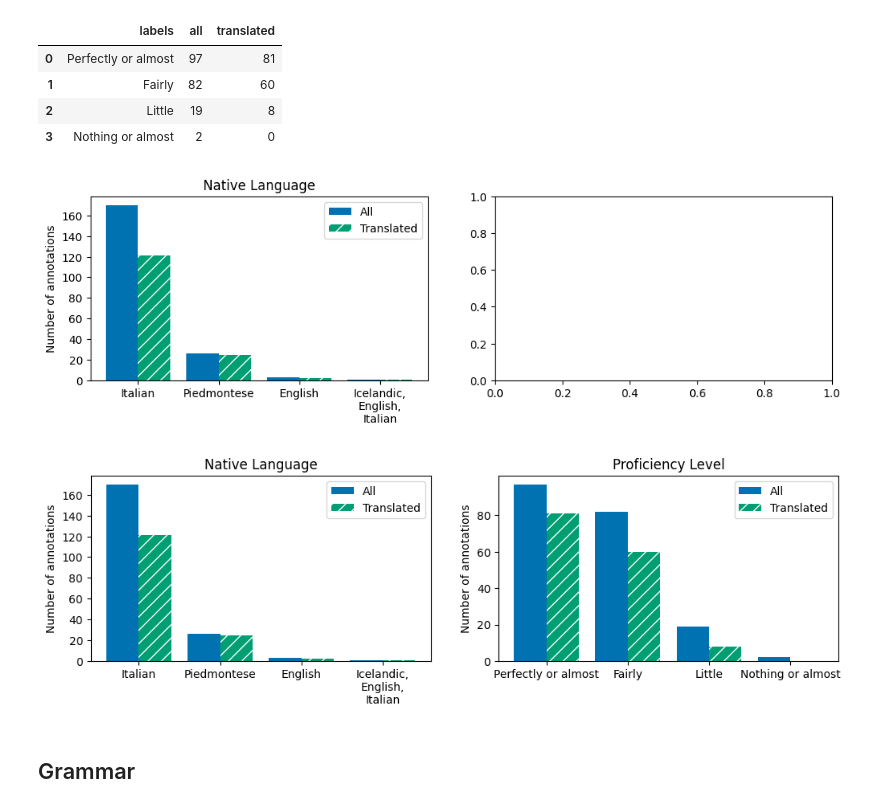
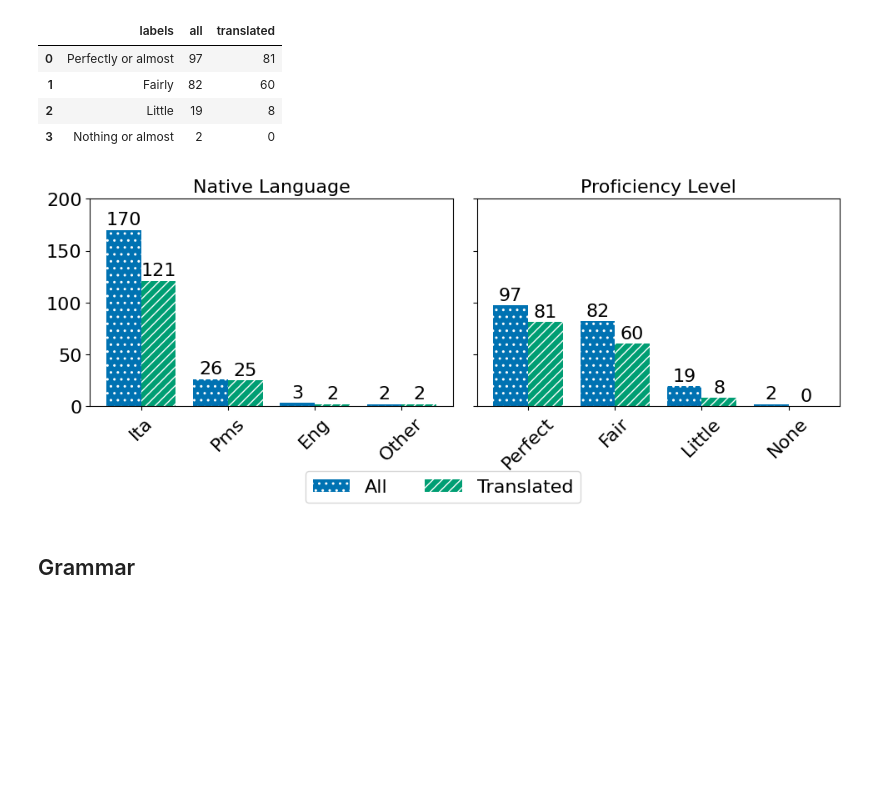
Before and after one commit to GianlucaVico/CrowdsourcedPiedmontese, a Jupyter notebook: annotation_analysis.ipynb, the cells around one changed output. Cells and saved outputs as stored; diff of their text form; code cells hidden in the pictures; blank space fills up the shorter version.

```diff
--- a/annotation_analysis.ipynb
+++ b/annotation_analysis.ipynb
@@ -21,6 +21,16 @@ import matplotlib as mpl
 plt.style.use('seaborn-v0_8-colorblind')
 mpl.rcParams["hatch.color"] = 'white'
 FOLDER = "data/raw/submissions_20251118_000001/pms/"
+
+mpl.rcParams["hatch.color"] = 'white'
+
+plt.rcParams['font.size'] = 16 # 10
+plt.rcParams['axes.titlesize'] = 16 # large
+plt.rcParams['axes.labelsize'] = 16 # medium
+plt.rcParams['xtick.labelsize'] = 16 # medium
+plt.rcParams['ytick.labelsize'] = 16 # medium
+plt.rcParams['legend.fontsize'] = 16 # medium
+plt.rcParams['figure.titlesize'] = 16 # large
 # %%
 files = glob.glob(FOLDER + "*.json")
 data = []
@@ -179,23 +240,28 @@ plot_data(data, "proficiency", None, "Annotations per Proficiency Level", "Knowl
 # %%
-fig, axs = plt.subplots(1, 2, figsize=(12, 3))
+fig, axs = plt.subplots(1, 2, sharey=True, figsize=(10, 4))
 
 translation_map = {
-    "Piemontese": "Piedmontese",
-    "Italiano": "Italian",
-    "Inglese": "English",
+    "Piemontese": "Pms",
+    "Italiano": "Ita",
+    "Inglese": "Eng",
     "Altro": "Other",
-    "Islandese,Inglese,Italiano": "Icelandic,\nEnglish,\nItalian",
+    "Islandese,Inglese,Italiano": "Other",
 }
-_ = plot_data(data, "daily-language", "daily-language-other", "Native Language", "", translation_map, ax=axs[0])
+fig, axs[0], _ = tmp_plot(data, "daily-language", "daily-language-other", "Native Language", "", translation_map, rot=45, fig=fig, ax=axs[0])
 
 translation_map = {
-    "Perfettamente o quasi, riesco a esprimere praticamente tutto": "Perfectly or almost",
-    "Abbastanza, ma a volte lo mischio con l'italiano (o la lingua che uso principalmente)": "Fairly",
+    "Perfettamente o quasi, riesco a esprimere praticamente tutto": "Perfect",
+    "Abbastanza, ma a volte lo mischio con l'italiano (o la lingua che uso principalmente)": "Fair",
     "Poco, conosco alcune espressioni, ma faccio fatica a esprimere rasi nuove": "Little",
-    "Niente o quasi, solo qualche parola": "Nothing or almost",
+    "Niente o quasi, solo qualche parola": "None",
 }
-_ = plot_data(data, "proficiency", None, "Proficiency Level", "", translation_map, ax=axs[1])
-fig
+fig, axs[1], _ = tmp_plot(data, "proficiency", None, "Proficiency Level", "", translation_map, rot=45, fig=fig, ax=axs[1])
+
+
+# legend
+handles, labels = axs[0].get_legend_handles_labels()
+fig.legend(handles, labels, loc='lower center', ncols=2, bbox_to_anchor=(0.5, -0.06))
+fig.tight_layout()
+fig.savefig("plots/language_and_proficiency.pdf")
 # %% [output]
-[figure, old version]
+[figure, new version]
-[figure, removed]
```
Also changed, not shown: parts of 5 cells of this notebook, 5 other files.
